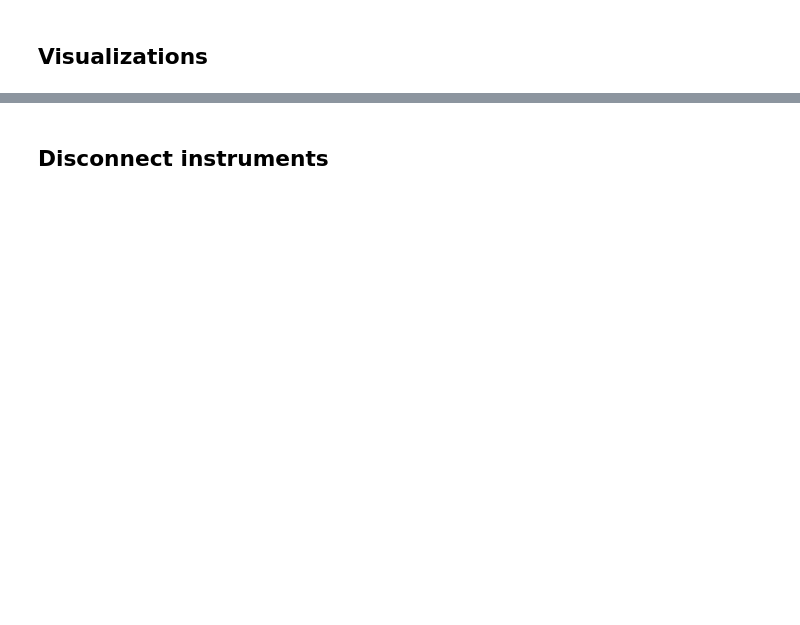
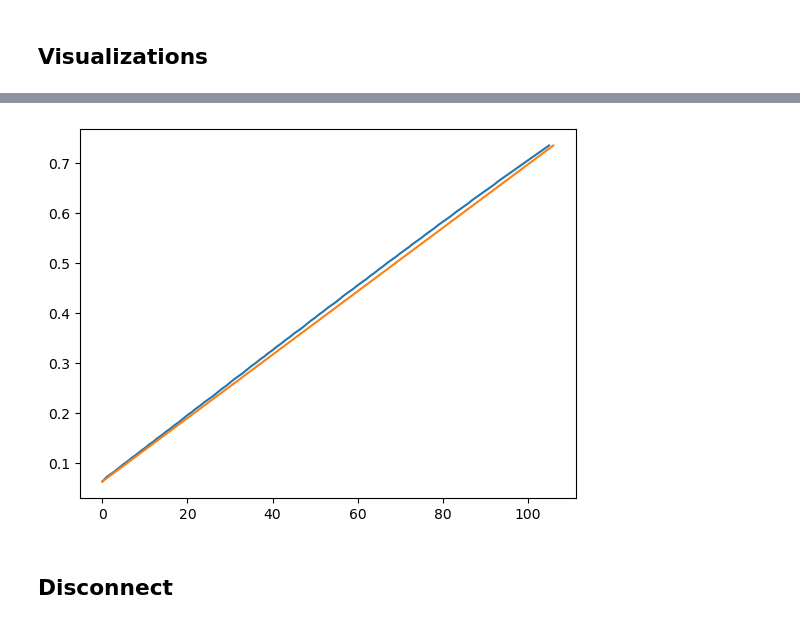
Before and after one commit to oliverfridorf/ICELAB_SHNO, a Jupyter notebook: meas_control_prod.ipynb, the cells around one changed output, grey strips where cells are left out. Drawn from its saved outputs; the diff is of its cells as text; code cells hidden in the pictures; blank space fills up the shorter version.

```diff
--- a/meas_control_prod.ipynb
+++ b/meas_control_prod.ipynb
@@ -493,5 +582,11 @@ fig.show()
+# %%
+plt.plot(applied_field)
+plt.plot([0, len(applied_field)], [applied_field[0], applied_field[-1]])
+plt.show()
+# %% [output]
+[figure, added]
 # %% [markdown]
-## Disconnect instruments
+## Disconnect
 # %%
 vxm.Close()
 fsv.close()
```
Also changed, not shown: parts of 38 cells of this notebook.
